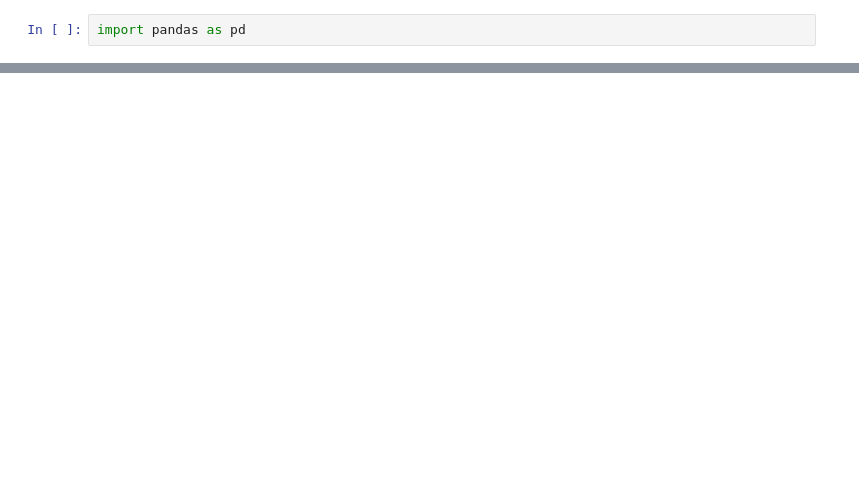
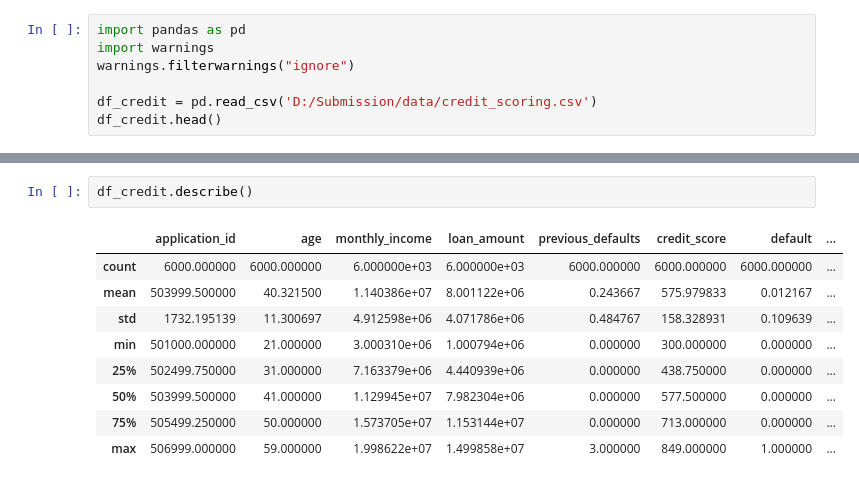
Before and after one commit to jesselynmu/submission, a Jupyter notebook: notebooks/B_modeling.ipynb, the cells around one changed output, grey strips where cells are left out. Saved outputs shown, nothing was run; the diff lists cells and outputs as text; blank space fills up the shorter version.

```diff
--- a/notebooks/B_modeling.ipynb
+++ b/notebooks/B_modeling.ipynb
@@ -21,2 +1,7 @@ Note: you may need to restart the kernel to use updated packages.
 # %%
 import pandas as pd
+import warnings
+warnings.filterwarnings("ignore")
+
+df_credit = pd.read_csv('D:/Submission/data/credit_scoring.csv')
+df_credit.head()
@@ -22,0 +36,12 @@ import pandas as pd
+# %%
+df_credit.describe()
+# %% [output]
+|  | application_id | age | monthly_income | loan_amount | previous_defaults | credit_score | default | ... |
+| count | 6000.000000 | 6000.000000 | 6.000000e+03 | 6.000000e+03 | 6000.000000 | 6000.000000 | 6000.000000 | ... |
+| mean | 503999.500000 | 40.321500 | 1.140386e+07 | 8.001122e+06 | 0.243667 | 575.979833 | 0.012167 | ... |
+| std | 1732.195139 | 11.300697 | 4.912598e+06 | 4.071786e+06 | 0.484767 | 158.328931 | 0.109639 | ... |
+| min | 501000.000000 | 21.000000 | 3.000310e+06 | 1.000794e+06 | 0.000000 | 300.000000 | 0.000000 | ... |
+| 25% | 502499.750000 | 31.000000 | 7.163379e+06 | 4.440939e+06 | 0.000000 | 438.750000 | 0.000000 | ... |
+| 50% | 503999.500000 | 41.000000 | 1.129945e+07 | 7.982304e+06 | 0.000000 | 577.500000 | 0.000000 | ... |
+| 75% | 505499.250000 | 50.000000 | 1.573705e+07 | 1.153144e+07 | 0.000000 | 713.000000 | 0.000000 | ... |
+| max | 506999.000000 | 59.000000 | 1.998622e+07 | 1.499858e+07 | 3.000000 | 849.000000 | 1.000000 | ... |
```
Also changed, not shown: parts of 23 cells of this notebook.
